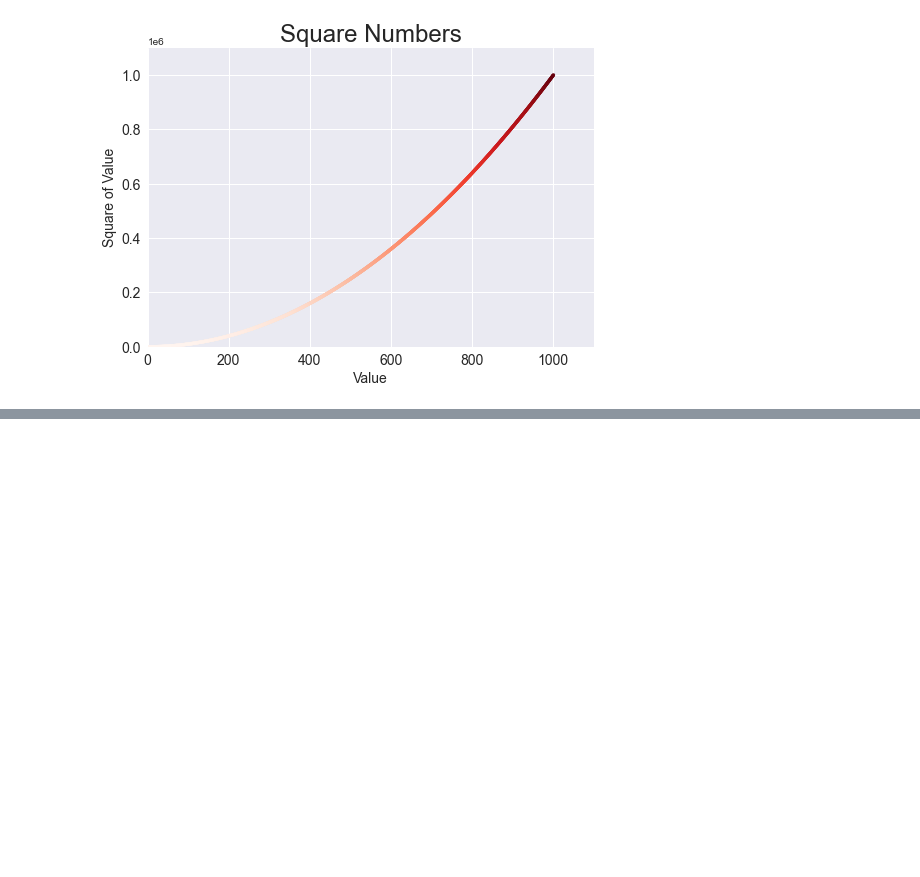
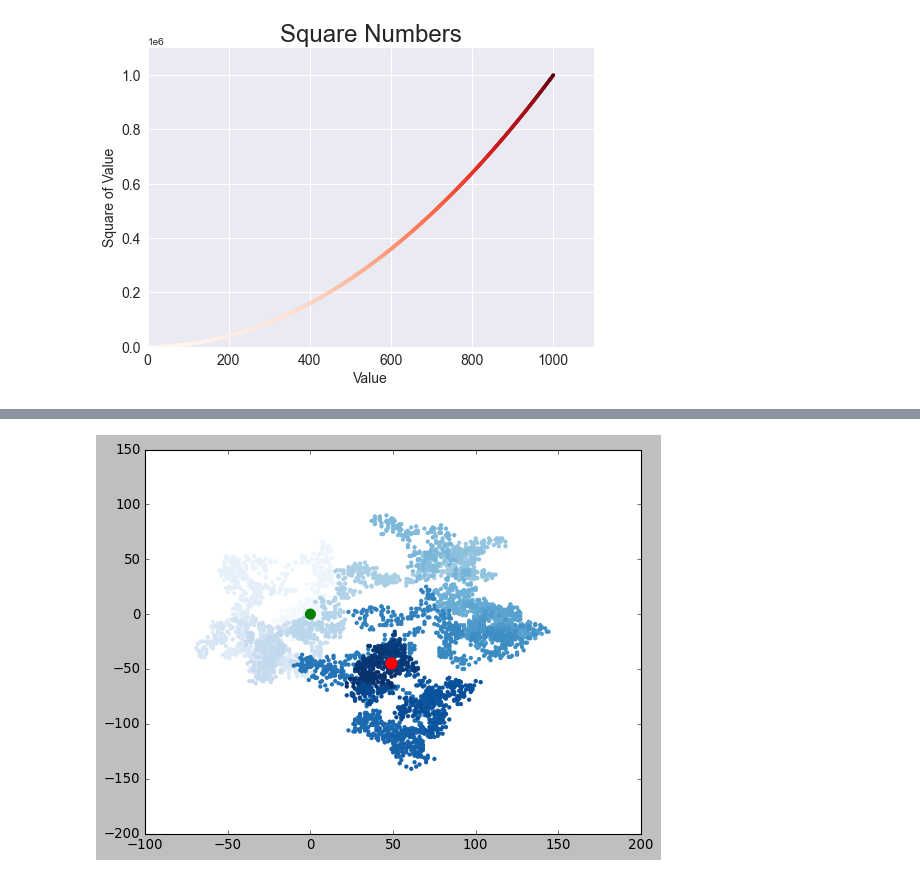
Before and after one commit to X-sky/X-press, a Jupyter notebook: src/coding/python/pythonCrashCourse/data-visualizing.ipynb, the cells around one changed output, grey strips where cells are left out. Drawn from its saved outputs; the diff is of its cells as text; code cells hidden in the pictures; blank space fills up the shorter version.

Commit message:
feat(python): Python Crash Course practice * data-visualization - random walk

```diff
--- a/src/coding/python/pythonCrashCourse/data-visualizing.ipynb
+++ b/src/coding/python/pythonCrashCourse/data-visualizing.ipynb
@@ -247,0 +293,77 @@ plt.savefig("test.png", bbox_inches="tight")
+# %%
+from random import choice
+import matplotlib.pyplot as plt
+
+
+def get_random_step(distance=[0, 1, 2, 3, 4]):
+    """Determine the direction and distance for each step"""
+    direction = choice([-1, 1])
+    return direction * choice(distance)
+
+
+class RandomWalk:
+    """A class to generate random walks."""
+
+    def __init__(self, num_points=5000):
+        """Initialize attributes of a walk"""
+        self.num_points = num_points
+
+        # All walks start at (0,0)
+        self.x_values = [0]
+        self.y_values = [0]
+
+    def fill_walk(self):
+        """Calculate all the points in the walk"""
+
+        while len(self.x_values) < self.num_points:
+            # Decide which direction to go and how far to go in that direction
+            x_step = get_random_step()
+            y_step = get_random_step()
+
+            # Reject moves that go nowhere
+            if x_step == 0 and y_step == 0:
+                continue
+            # calculate the next x and y values
+            x = self.x_values[-1] + x_step
+            y = self.y_values[-1] + y_step
+
+            self.x_values.append(x)
+            self.y_values.append(y)
+
+
+def draw_plot():
+    # Create a random walk instance and fill it
+    rw = RandomWalk()
+    rw.fill_walk()
+    # plot all the points in the walk
+    plt.style.use("classic")
+    fig, ax = plt.subplots()
+
+    ax.scatter(
+        rw.x_values,
+        rw.y_values,
+        s=15,
+        c=range(rw.num_points),
+        cmap=plt.cm.Blues,
+        edgecolors="none",
+    )
+
+    def emphasize_point(idx, **scatter_args):
+        """Emphasize a point in the plot"""
+        final_args = dict(s=100, edgecolors="none", c="red")
+        final_args.update(scatter_args)
+        ax.scatter(
+            rw.x_values[idx],
+            rw.y_values[idx],
+            **final_args,
+        )
+
+    emphasize_point(0, c="green")
+    emphasize_point(-1, c="red", s=120)
+    plt.show()
+
+
+if __name__ == "__main__":
+    draw_plot()
+# %% [output]
+[figure, added]
```
Also changed, not shown: parts of 2 cells of this notebook, 1 other file.
